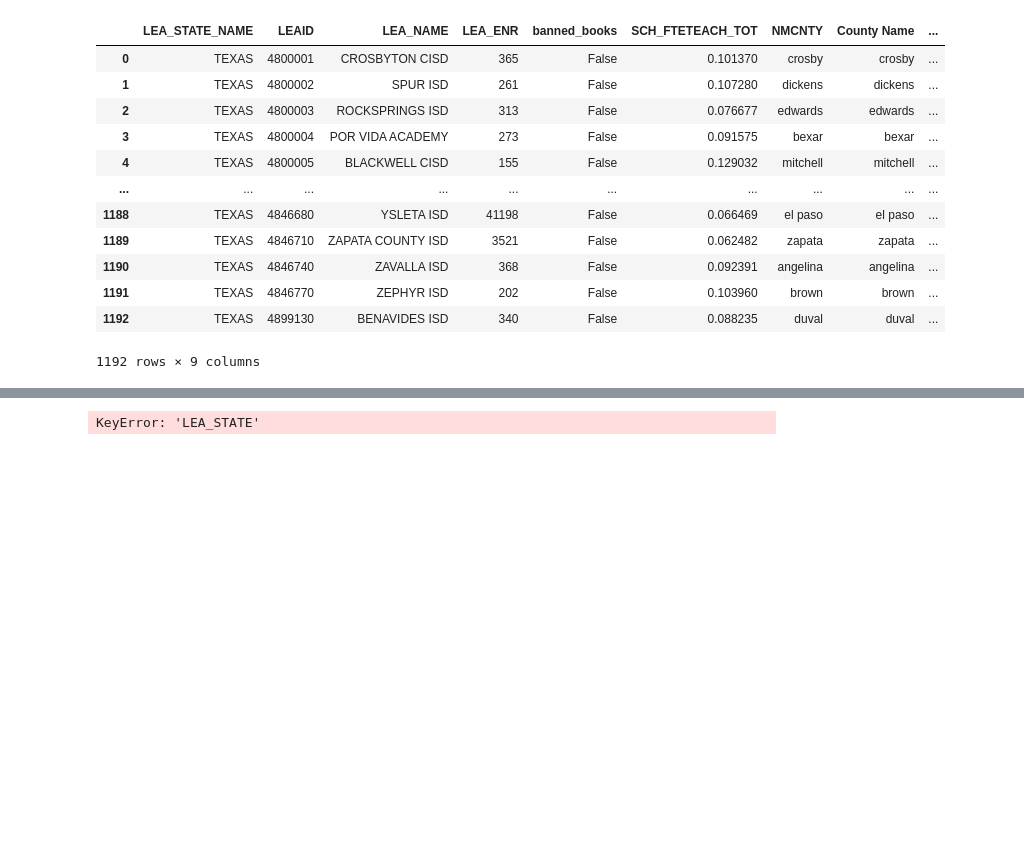
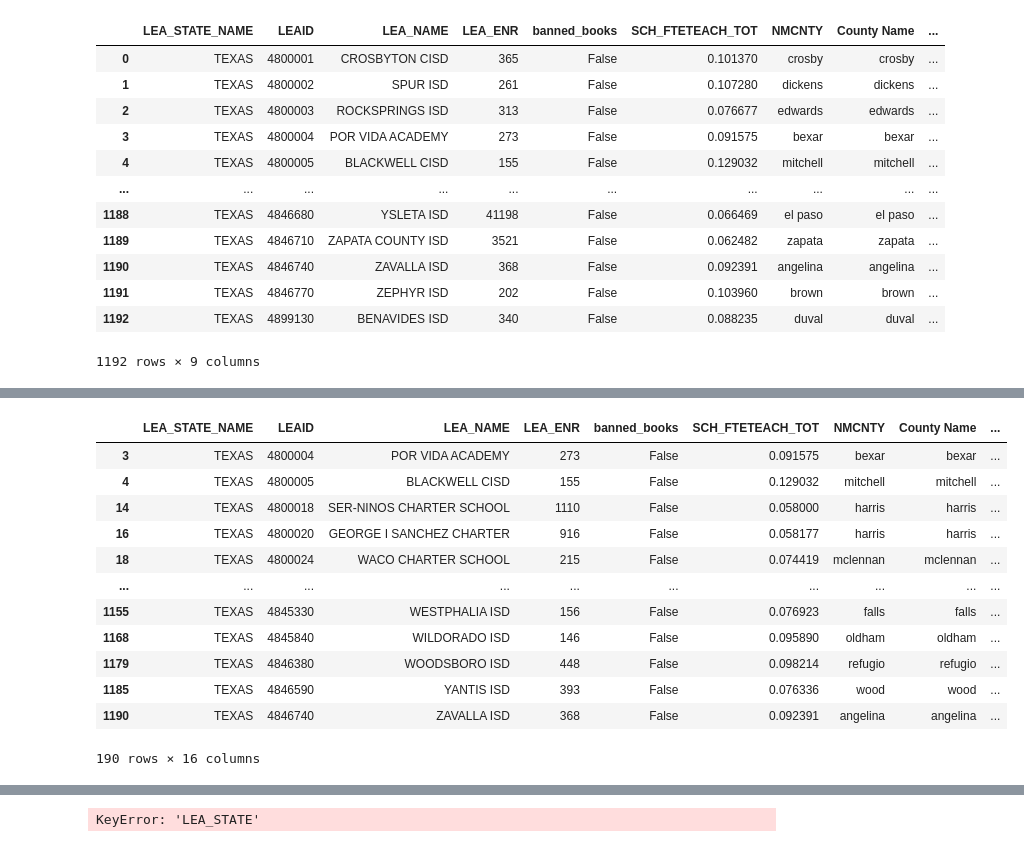
Before and after one commit to sanions/bookbans, a Jupyter notebook: table_creation.ipynb, the cells around one changed output, grey strips where cells are left out. Drawn from its saved outputs; the diff is of its cells as text; code cells hidden in the pictures; blank space fills up the shorter version.

```diff
--- a/table_creation.ipynb
+++ b/table_creation.ipynb
@@ -212,0 +220,16 @@ df_result
+# %%
+texas_sat = sat_cleaned.loc[sat_cleaned['LEA_STATE_NAME'] == 'TEXAS']
+final_sat = merged.merge(texas_sat, on=['LEA_NAME', 'LEAID', 'LEA_STATE_NAME',], how='left')
+final_sat['SATACT_P'] = (final_sat['TOT_SATACT_M'] + final_sat['TOT_SATACT_F']) / final_sat['LEA_ENR'] * 100
+# %%
+ap = pd.read_csv("Advanced_Placement.csv", encoding='latin-1')
+# %%
+ap_cleaned = ap[['LEA_STATE_NAME', 'LEAID', 'TOT_APENR_M', 'TOT_APENR_F']]
+ap_cleaned['LEAID'] = pd.to_numeric(ap_cleaned['LEAID'], errors='coerce')
+ap_cleaned = ap_cleaned.replace({-9: None})
+ap_cleaned = ap_cleaned.dropna(subset=['TOT_APENR_M', 'TOT_APENR_F'])
+ap_cleaned = ap_cleaned.groupby(['LEA_STATE_NAME', 'LEAID'], as_index=False).agg('sum')
+ap_texas = ap_cleaned.loc[ap_cleaned['LEA_STATE_NAME'] == 'TEXAS']
+# %%
+final_sat_ap = final_sat.merge(ap_texas, on=['LEAID', 'LEA_STATE_NAME'], how='left')
+final_sat_ap['APENR_P'] = (final_sat_ap['TOT_APENR_M'] + final_sat_ap['TOT_APENR_F']) / final_sat['LEA_ENR'] * 100
@@ -213,3 +314,19 @@ df_result
+# %%
+final_sat_ap.loc[final_sat_ap['SATACT_P'] == 0].loc[final_sat_ap['APENR_P'] == 0]
+# %% [output]
+|  | LEA_STATE_NAME | LEAID | LEA_NAME | LEA_ENR | banned_books | SCH_FTETEACH_TOT | NMCNTY | County Name | ... |
+| 3 | TEXAS | 4800004 | POR VIDA ACADEMY | 273 | False | 0.091575 | bexar | bexar | ... |
+| 4 | TEXAS | 4800005 | BLACKWELL CISD | 155 | False | 0.129032 | mitchell | mitchell | ... |
+| 14 | TEXAS | 4800018 | SER-NINOS CHARTER SCHOOL | 1110 | False | 0.058000 | harris | harris | ... |
+| 16 | TEXAS | 4800020 | GEORGE I SANCHEZ CHARTER | 916 | False | 0.058177 | harris | harris | ... |
+| 18 | TEXAS | 4800024 | WACO CHARTER SCHOOL | 215 | False | 0.074419 | mclennan | mclennan | ... |
+| ... | ... | ... | ... | ... | ... | ... | ... | ... | ... |
+| 1155 | TEXAS | 4845330 | WESTPHALIA ISD | 156 | False | 0.076923 | falls | falls | ... |
+| 1168 | TEXAS | 4845840 | WILDORADO ISD | 146 | False | 0.095890 | oldham | oldham | ... |
+| 1179 | TEXAS | 4846380 | WOODSBORO ISD | 448 | False | 0.098214 | refugio | refugio | ... |
+| 1185 | TEXAS | 4846590 | YANTIS ISD | 393 | False | 0.076336 | wood | wood | ... |
+| 1190 | TEXAS | 4846740 | ZAVALLA ISD | 368 | False | 0.092391 | angelina | angelina | ... |
+190 rows × 16 columns
 # %%
 # Instead of merging, create a binary variable where a column exists
 lea["banned_books"] = np.where((lea['LEA_NAME'].isin(books['matched_name'])) & (lea['LEA_STATE_NAME'].isin(books['STATE'])), True, False)
```
Also changed, not shown: parts of 11 cells of this notebook, 5 other files.
